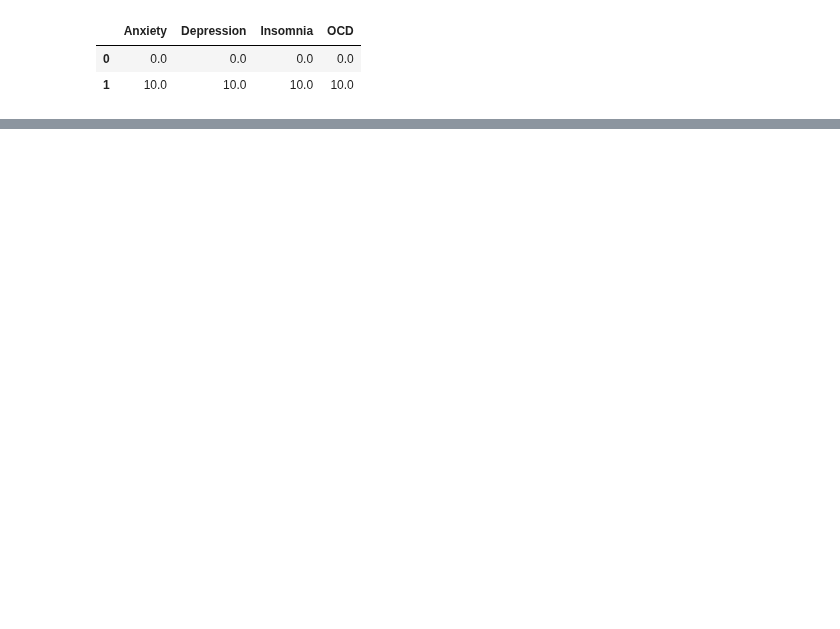
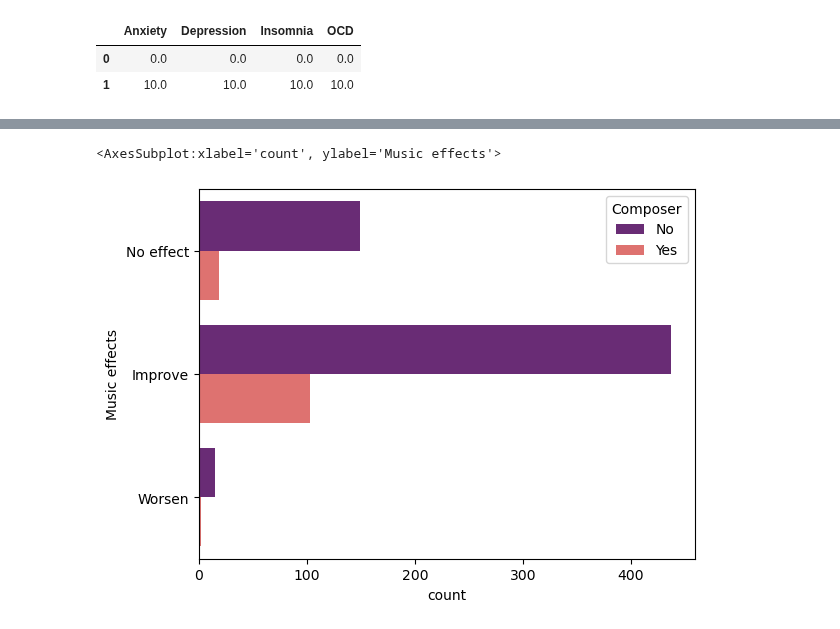
Before and after one commit to ubco-W2022T2-data301/project-group-group12, a Jupyter notebook: analysis/analysis1.ipynb, the cells around one changed output, grey strips where cells are left out. Saved outputs shown, nothing was run; the diff lists cells and outputs as text; code cells hidden in the pictures; blank space fills up the shorter version.

```diff
--- a/analysis/analysis1.ipynb
+++ b/analysis/analysis1.ipynb
@@ -122,0 +167,5 @@ df.describe()
+# %%
+sns.countplot(data=df, y='Music effects', hue='Composer', palette="magma")
+# %% [output]
+<AxesSubplot:xlabel='count', ylabel='Music effects'>
+[figure, added]
```
Also changed, not shown: parts of 12 cells of this notebook.
